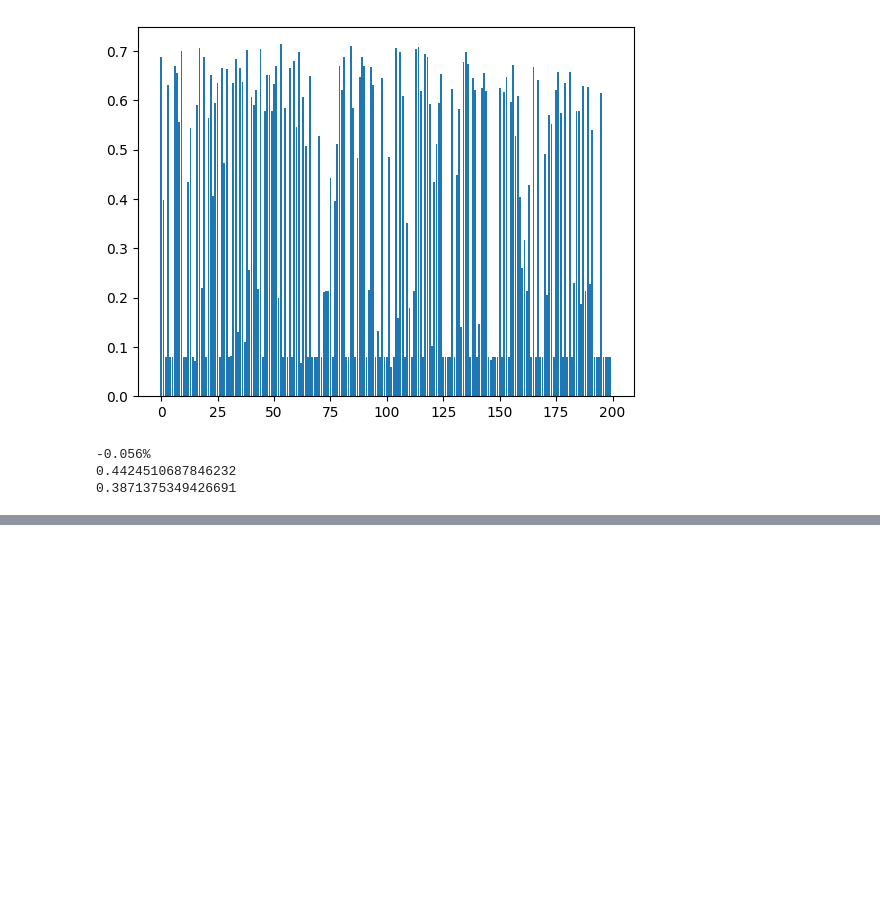
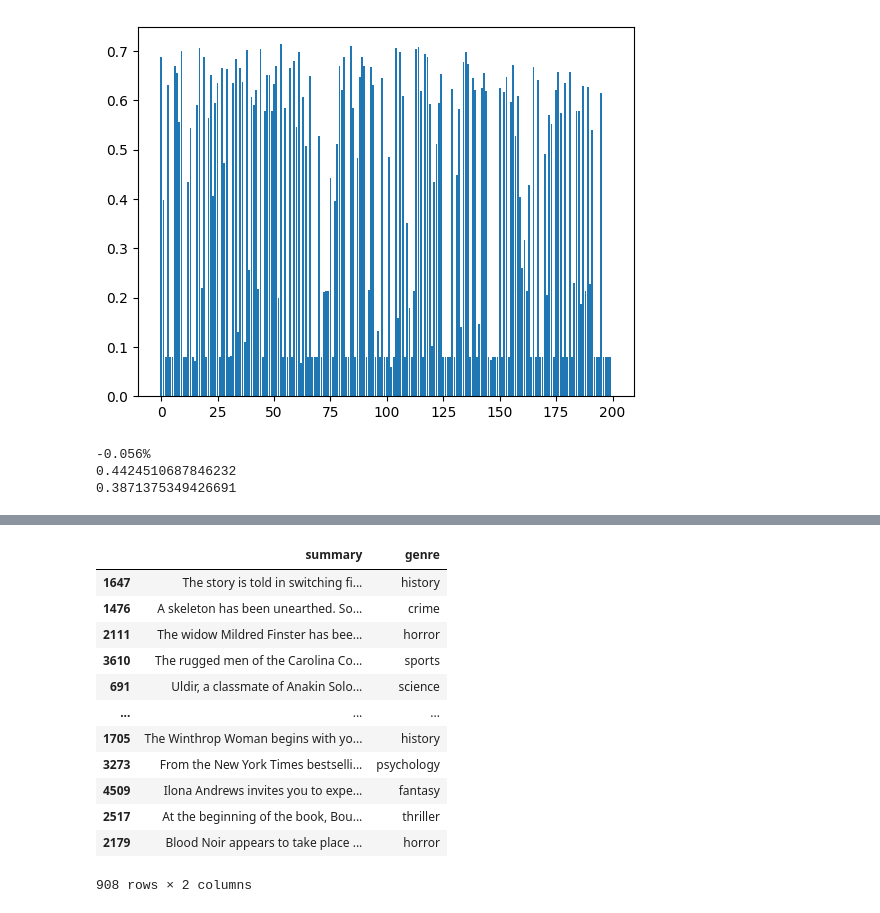
Before and after one commit to BlueJ1/Book_genres, a Jupyter notebook: test.ipynb, the cells around one changed output, grey strips where cells are left out. Cells and saved outputs as stored; diff of their text form; code cells hidden in the pictures; blank space fills up the shorter version.

Commit message:
cleaning

```diff
--- a/test.ipynb
+++ b/test.ipynb
@@ -59,0 +89,30 @@ print(np.mean(losses))
+# %%
+torch.manual_seed(42)
+np.random.seed(42)
+test_size = 0.2
+
+df = pd.read_csv("data.csv")[["summary", "genre"]]
+df = df.drop_duplicates(subset=["summary"], keep="first").reset_index(drop=True)
+
+test_df = df.sample(frac=test_size, random_state=42)
+train_df = df.drop(test_df.index).reset_index(drop=True)
+data_length = len(train_df)
+
+# We then proceed with the cleaning process
+print("Cleaning data...")
+train_corpus, train_vocab = clean_data(train_df["summary"])
+test_corpus, test_vocab = clean_data(test_df["summary"])
+
+# This line gets all the frequencies of each word and sorts it in descending order
+train_frequencies = sorted(train_vocab.items(), key=lambda x: x[1], reverse=True)
+test_frequencies = sorted(test_vocab.items(), key=lambda x: x[1], reverse=True)
+
+# We choose to only consider the first 15000 most common non-stop words
+vocab_size = 15000
+# Convert back to dictionary
+train_vocab = {x[0]: x[1] for x in train_frequencies[:vocab_size]}
+test_vocab = {x[0]: x[1] for x in test_frequencies[:vocab_size]}
+
+train_corpus = get_filtered_corpus(train_corpus, train_vocab.keys())
+test_corpus = get_filtered_corpus(test_corpus, test_vocab.keys())
+print("Data cleaned!")
@@ -59,0 +165,16 @@ print(np.mean(losses))
+# %%
+test_df
+# %% [output]
+|  | summary | genre |
+| 1647 | The story is told in switching fi... | history |
+| 1476 | A skeleton has been unearthed. So... | crime |
+| 2111 | The widow Mildred Finster has bee... | horror |
+| 3610 | The rugged men of the Carolina Co... | sports |
+| 691 | Uldir, a classmate of Anakin Solo... | science |
+| ... | ... | ... |
+| 1705 | The Winthrop Woman begins with yo... | history |
+| 3273 | From the New York Times bestselli... | psychology |
+| 4509 | Ilona Andrews invites you to expe... | fantasy |
+| 2517 | At the beginning of the book, Bou... | thriller |
+| 2179 | Blood Noir appears to take place ... | horror |
+908 rows × 2 columns
```
Also changed, not shown: parts of 17 cells of this notebook, 6 other files.
